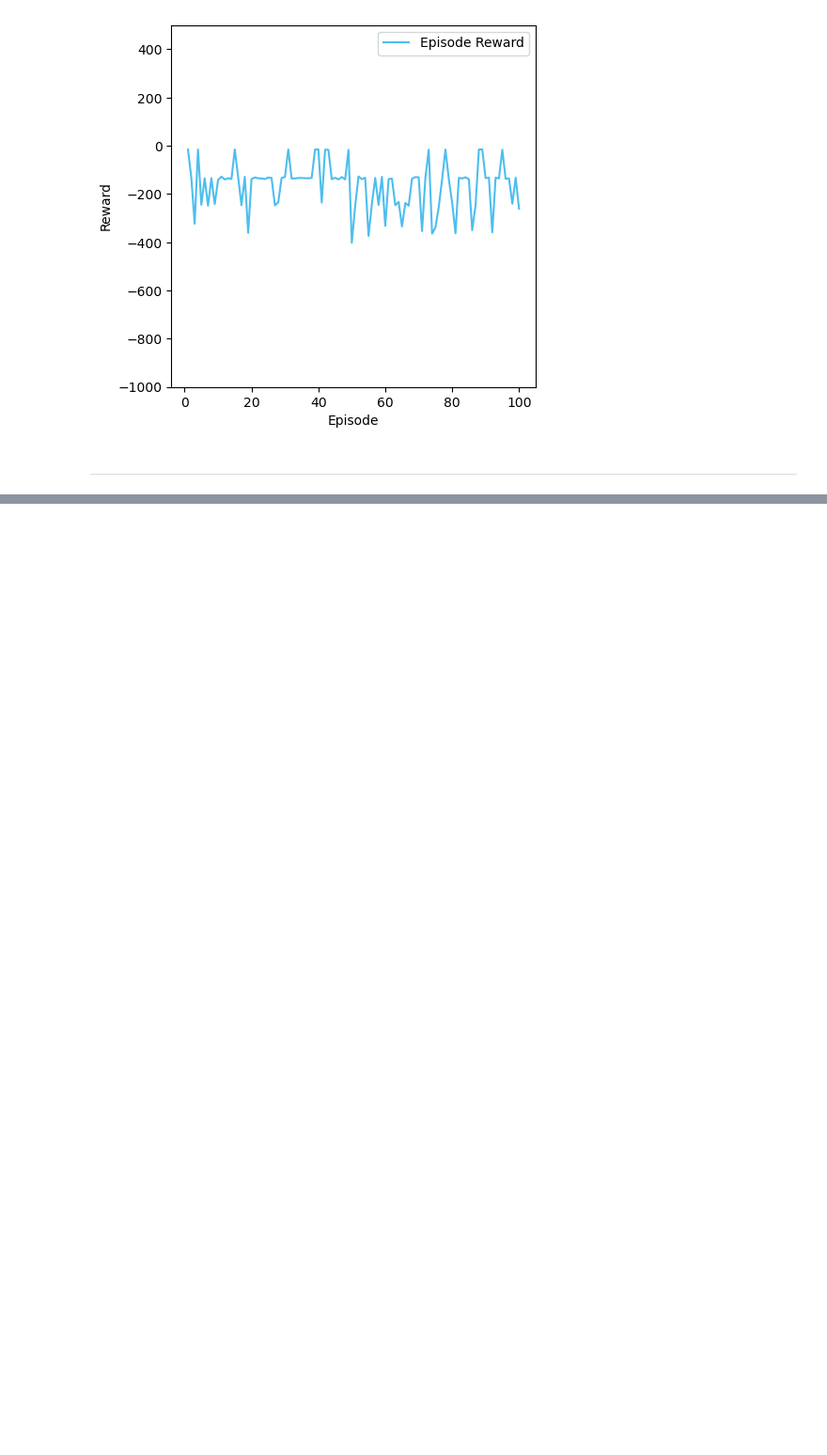
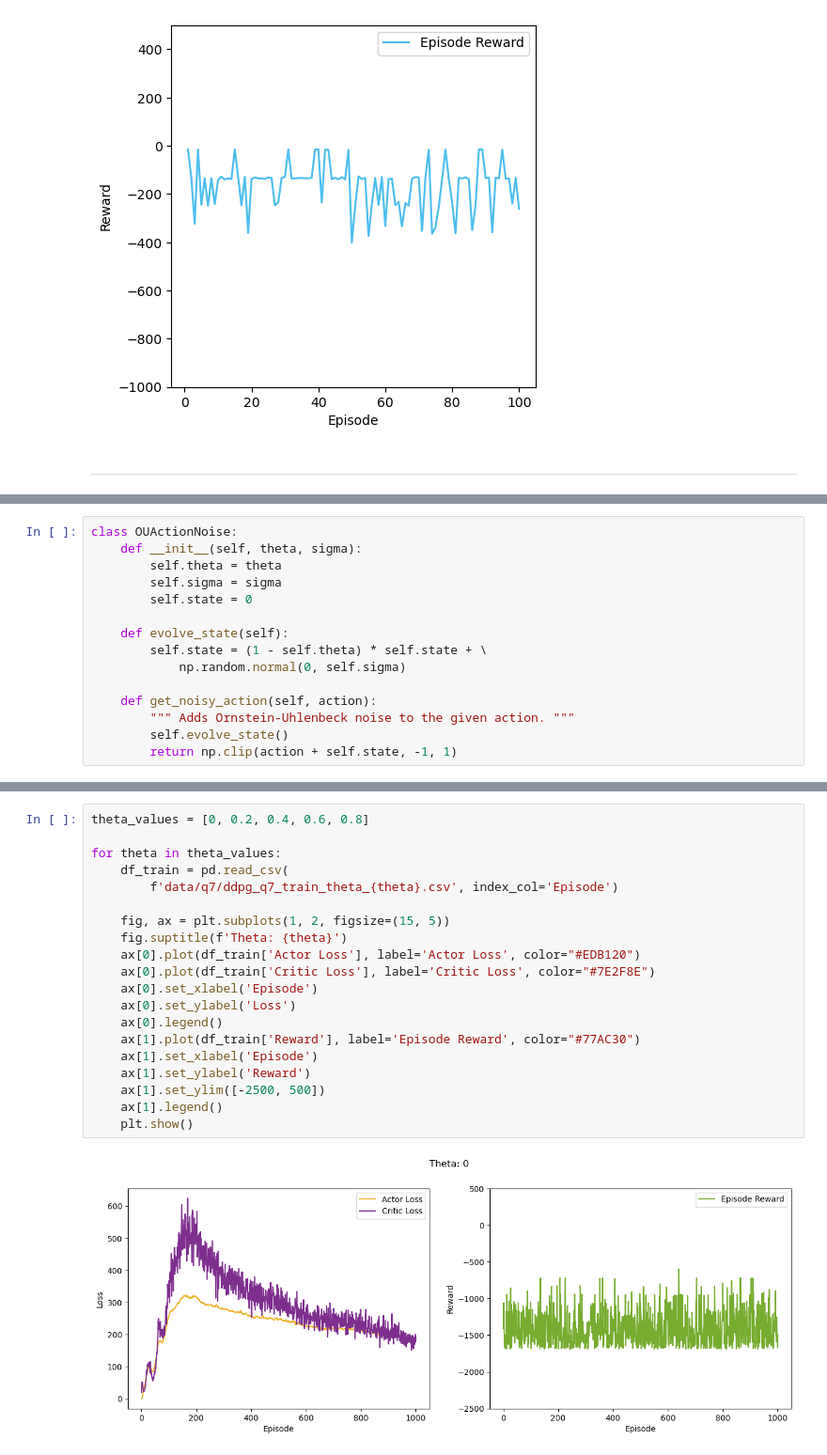
Before and after one commit to aristo6253/ANN-RL-DDPG, a Jupyter notebook: DDPG.ipynb, the cells around one changed output, grey strips where cells are left out. Shown at 94% size. Cells and saved outputs as stored; diff of their text form; blank space fills up the shorter version.

```diff
--- a/DDPG.ipynb
+++ b/DDPG.ipynb
@@ -790,0 +831,15 @@ plt.show()
+# %%
+class OUActionNoise:
+    def __init__(self, theta, sigma):
+        self.theta = theta
+        self.sigma = sigma
+        self.state = 0
+
+    def evolve_state(self):
+        self.state = (1 - self.theta) * self.state + \
+            np.random.normal(0, self.sigma)
+
+    def get_noisy_action(self, action):
+        """ Adds Ornstein-Uhlenbeck noise to the given action. """
+        self.evolve_state()
+        return np.clip(action + self.state, -1, 1)
@@ -790,0 +929,22 @@ plt.show()
+# %%
+theta_values = [0, 0.2, 0.4, 0.6, 0.8]
+
+for theta in theta_values:
+    df_train = pd.read_csv(
+        f'data/q7/ddpg_q7_train_theta_{theta}.csv', index_col='Episode')
+
+    fig, ax = plt.subplots(1, 2, figsize=(15, 5))
+    fig.suptitle(f'Theta: {theta}')
+    ax[0].plot(df_train['Actor Loss'], label='Actor Loss', color="#EDB120")
+    ax[0].plot(df_train['Critic Loss'], label='Critic Loss', color="#7E2F8E")
+    ax[0].set_xlabel('Episode')
+    ax[0].set_ylabel('Loss')
+    ax[0].legend()
+    ax[1].plot(df_train['Reward'], label='Episode Reward', color="#77AC30")
+    ax[1].set_xlabel('Episode')
+    ax[1].set_ylabel('Reward')
+    ax[1].set_ylim([-2500, 500])
+    ax[1].legend()
+    plt.show()
+# %% [output]
+[figure, added]
```
Also changed, not shown: parts of 18 cells of this notebook, 22 other files.
